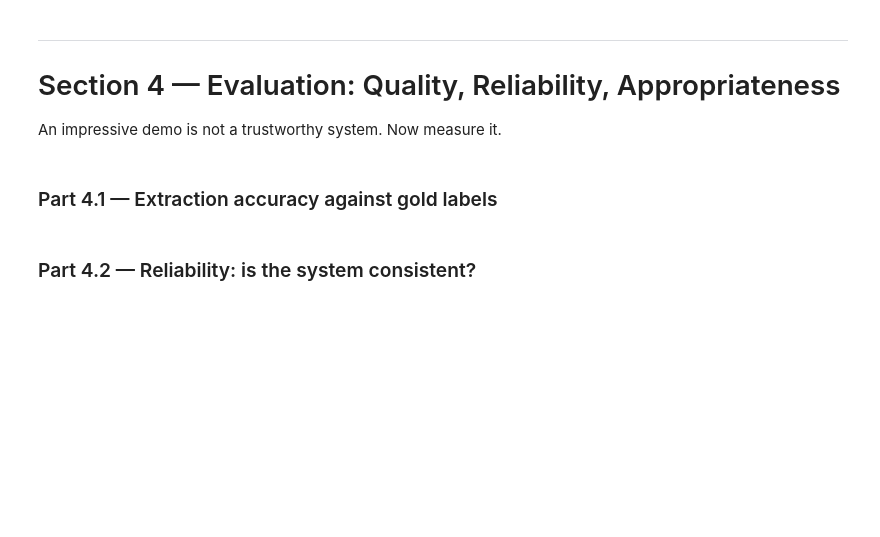
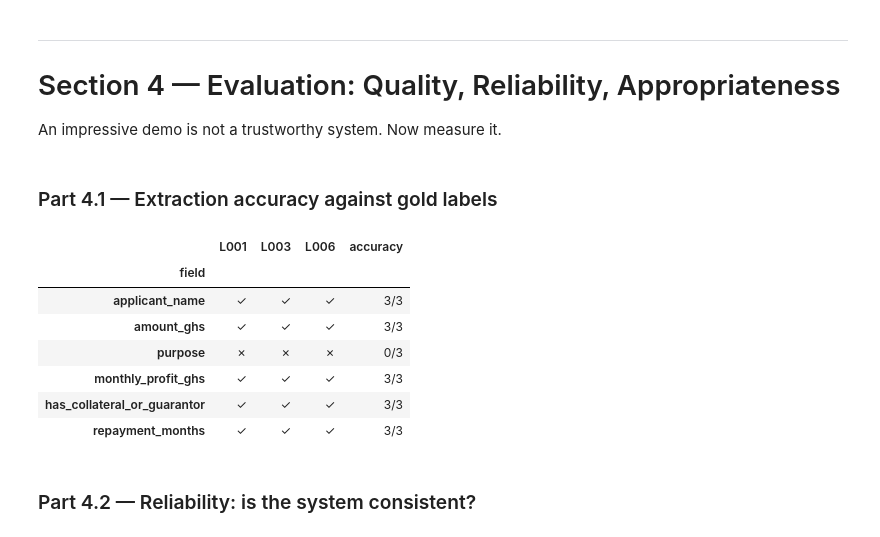
Before and after one commit to Joram-Hanson/lab-4-llm-decision-support, a Jupyter notebook: lab_4.ipynb, the cells around one changed output. Cells and saved outputs as stored; diff of their text form; code cells hidden in the pictures; blank space fills up the shorter version.

Commit message:
Part 4.1: extraction accuracy vs gold labels, plus Part 3.4 commit hash

```diff
--- a/lab_4.ipynb
+++ b/lab_4.ipynb
@@ -554,9 +555,47 @@ An impressive demo is not a trustworthy system. Now measure it.
 # %%
 # TODO: For the three letters in GOLD, compare your extracted DataFrame to the gold values
 #   field by field. Compute per-field accuracy across the three letters
 #   (name matching can be case-insensitive; numbers must match exactly).
+fields_to_check = ["applicant_name", "amount_ghs", "purpose", "monthly_profit_ghs",
+                    "has_collateral_or_guarantor", "repayment_months"]
+
+gold_letter_ids = list(GOLD.keys())  # ["L001", "L003", "L006"]
+
+comparison_rows = []
+for field in fields_to_check:
+    row = {"field": field}
+    matches = 0
+    for letter_id in gold_letter_ids:
+        gold_value = GOLD[letter_id][field]
+        extracted_value = extraction_df.loc[letter_id, field]
+
+        if field == "applicant_name":
+            is_match = str(gold_value).strip().lower() == str(extracted_value).strip().lower()
+        elif gold_value is None:
+            is_match = pd.isna(extracted_value)
+        else:
+            is_match = gold_value == extracted_value
+
+        row[letter_id] = "✓" if is_match else "✗"
+        matches += int(is_match)
+
+    row["accuracy"] = f"{matches}/{len(gold_letter_ids)}"
+    comparison_rows.append(row)
+
+
 
 # TODO: Display a small table: rows = fields, columns = L001 / L003 / L006 / accuracy.
+accuracy_df = pd.DataFrame(comparison_rows).set_index("field")
+accuracy_df
+# %% [output]
+|  | L001 | L003 | L006 | accuracy |
+| field |  |  |  |  |
+| applicant_name | ✓ | ✓ | ✓ | 3/3 |
+| amount_ghs | ✓ | ✓ | ✓ | 3/3 |
+| purpose | ✗ | ✗ | ✗ | 0/3 |
+| monthly_profit_ghs | ✓ | ✓ | ✓ | 3/3 |
+| has_collateral_or_guarantor | ✓ | ✓ | ✓ | 3/3 |
+| repayment_months | ✓ | ✓ | ✓ | 3/3 |
 # %% [markdown]
 ### Part 4.2 — Reliability: is the system consistent?
 # %%
```
Also changed, not shown: parts of 4 cells of this notebook.
